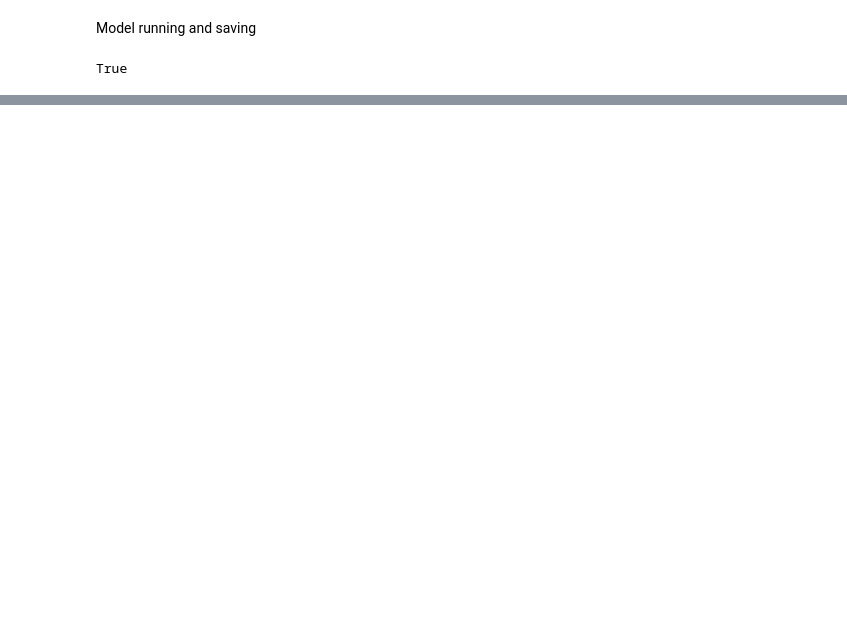
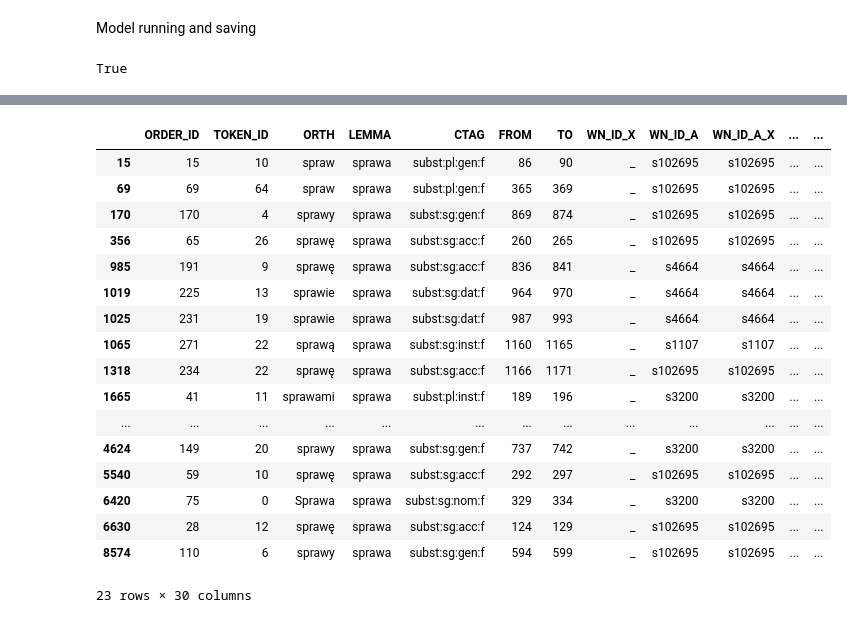
Before and after one commit to danielhutyra/word-sense-disambiguation-in-polish, a Jupyter notebook: Kod_final.ipynb, the cells around one changed output, grey strips where cells are left out. Cells and saved outputs as stored; diff of their text form; code cells hidden in the pictures; blank space fills up the shorter version.

```diff
--- a/Kod_final.ipynb
+++ b/Kod_final.ipynb
@@ -807,0 +2869,21 @@ with open('list_final_results.pkl', 'wb') as fp:
+# %%
+full_sherlock_results_df[full_sherlock_results_df.LEMMA == "sprawa"]
+# %% [output]
+|  | ORDER_ID | TOKEN_ID | ORTH | LEMMA | CTAG | FROM | TO | WN_ID_X | WN_ID_A | WN_ID_A_X | ... | ... |
+| 15 | 15 | 10 | spraw | sprawa | subst:pl:gen:f | 86 | 90 | _ | s102695 | s102695 | ... | ... |
+| 69 | 69 | 64 | spraw | sprawa | subst:pl:gen:f | 365 | 369 | _ | s102695 | s102695 | ... | ... |
+| 170 | 170 | 4 | sprawy | sprawa | subst:sg:gen:f | 869 | 874 | _ | s102695 | s102695 | ... | ... |
+| 356 | 65 | 26 | sprawę | sprawa | subst:sg:acc:f | 260 | 265 | _ | s102695 | s102695 | ... | ... |
+| 985 | 191 | 9 | sprawę | sprawa | subst:sg:acc:f | 836 | 841 | _ | s4664 | s4664 | ... | ... |
+| 1019 | 225 | 13 | sprawie | sprawa | subst:sg:dat:f | 964 | 970 | _ | s4664 | s4664 | ... | ... |
+| 1025 | 231 | 19 | sprawie | sprawa | subst:sg:dat:f | 987 | 993 | _ | s4664 | s4664 | ... | ... |
+| 1065 | 271 | 22 | sprawą | sprawa | subst:sg:inst:f | 1160 | 1165 | _ | s1107 | s1107 | ... | ... |
+| 1318 | 234 | 22 | sprawę | sprawa | subst:sg:acc:f | 1166 | 1171 | _ | s102695 | s102695 | ... | ... |
+| 1665 | 41 | 11 | sprawami | sprawa | subst:pl:inst:f | 189 | 196 | _ | s3200 | s3200 | ... | ... |
+| ... | ... | ... | ... | ... | ... | ... | ... | ... | ... | ... | ... | ... |
+| 4624 | 149 | 20 | sprawy | sprawa | subst:sg:gen:f | 737 | 742 | _ | s3200 | s3200 | ... | ... |
+| 5540 | 59 | 10 | sprawę | sprawa | subst:sg:acc:f | 292 | 297 | _ | s102695 | s102695 | ... | ... |
+| 6420 | 75 | 0 | Sprawa | sprawa | subst:sg:nom:f | 329 | 334 | _ | s3200 | s3200 | ... | ... |
+| 6630 | 28 | 12 | sprawę | sprawa | subst:sg:acc:f | 124 | 129 | _ | s102695 | s102695 | ... | ... |
+| 8574 | 110 | 6 | sprawy | sprawa | subst:sg:gen:f | 594 | 599 | _ | s102695 | s102695 | ... | ... |
+23 rows × 30 columns
```
Also changed, not shown: parts of 180 cells of this notebook.
